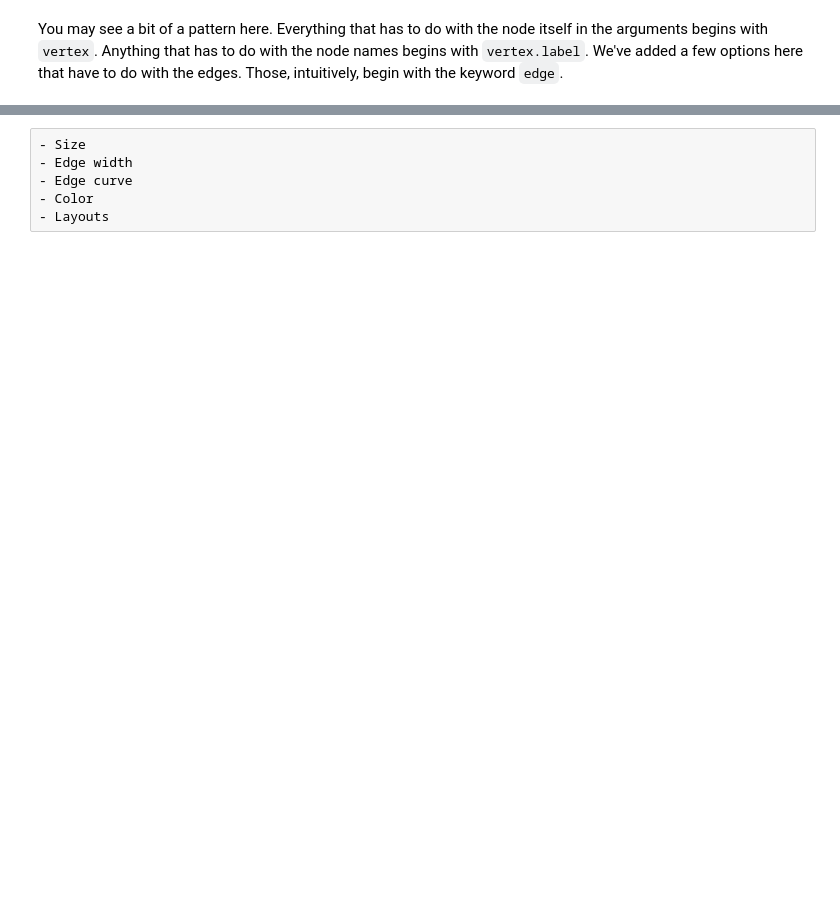
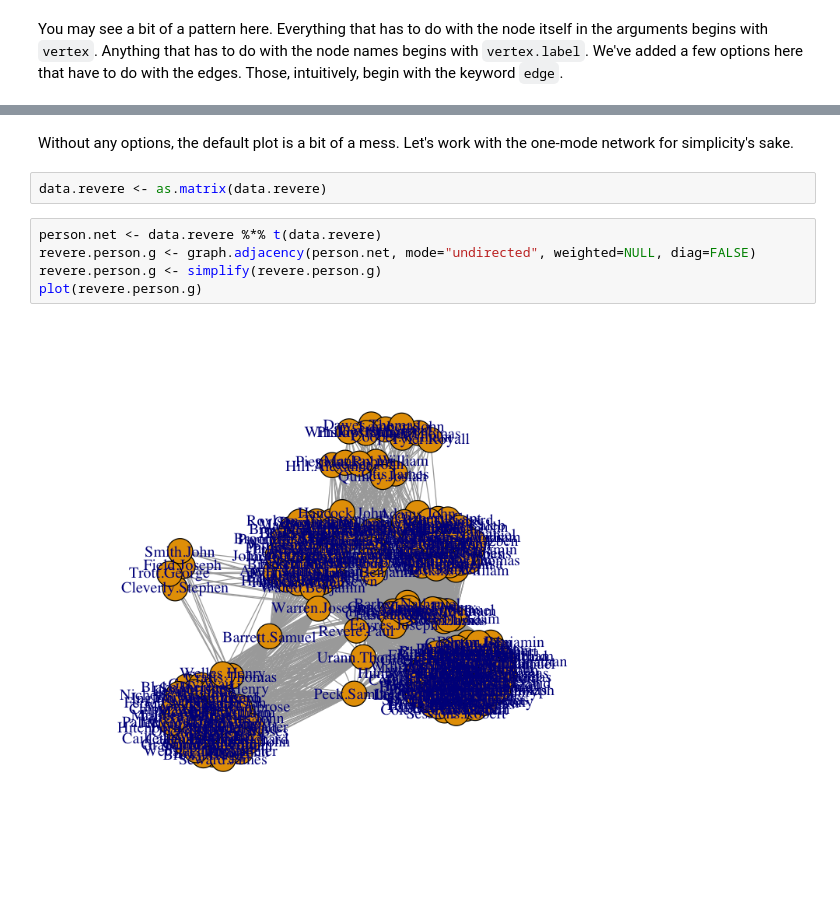
Before and after one commit to alexhanna/zurich-sna, a Jupyter notebook: Network Visualization.ipynb, the cells around one changed output, grey strips where cells are left out. Cells and saved outputs as stored; diff of their text form; blank space fills up the shorter version.

Commit message:
adding lesson 2, layouts

```diff
--- a/Network Visualization.ipynb
+++ b/Network Visualization.ipynb
@@ -211,9 +200,14 @@ OTHER |  |
 | asp | Numeric, the aspect ratio of a plot (y/x).
 | palette | A color palette to use for vertex color
 | rescale | Whether to rescale coordinates to [-1,1]. Default is TRUE.
-# %%
-- Size
-- Edge width
-- Edge curve
-- Color
-- Layouts
+# %% [markdown]
+Without any options, the default plot is a bit of a mess. Let's work with the one-mode network for simplicity's sake.
+# %%
+data.revere <- as.matrix(data.revere)
+# %%
+person.net <- data.revere %*% t(data.revere)
+revere.person.g <- graph.adjacency(person.net, mode="undirected", weighted=NULL, diag=FALSE)
+revere.person.g <- simplify(revere.person.g)
+plot(revere.person.g)
+# %% [output]
+[figure, added]
```
Also changed, not shown: parts of 46 cells of this notebook, 3 other files.
